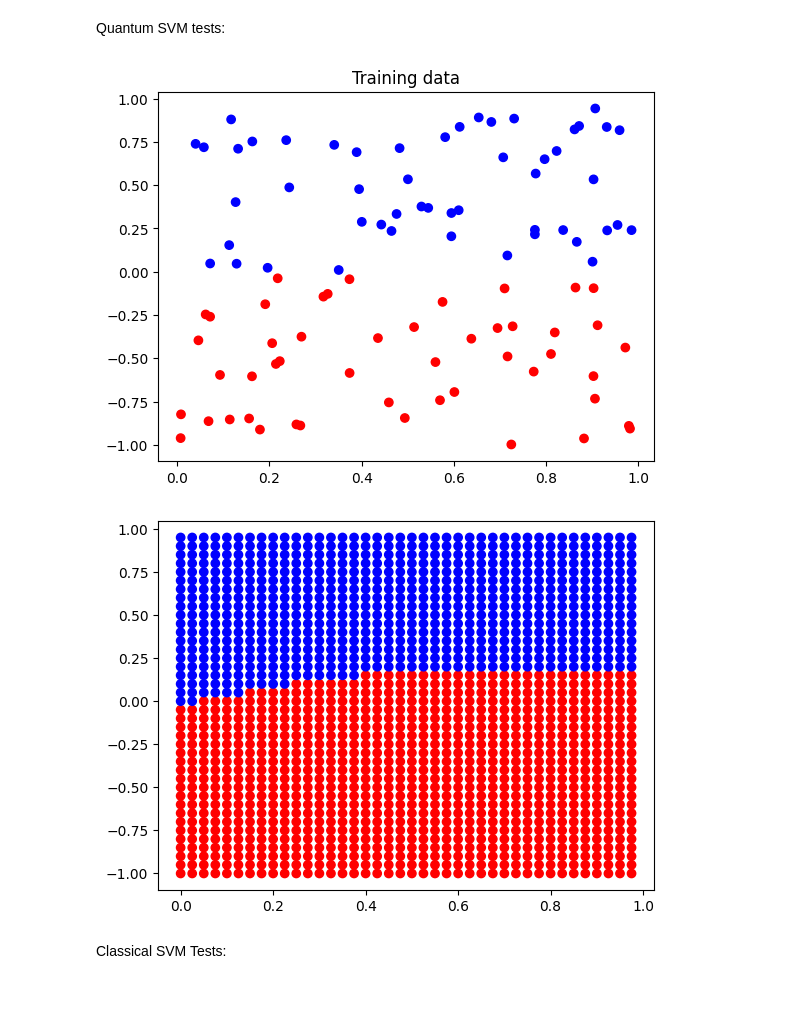
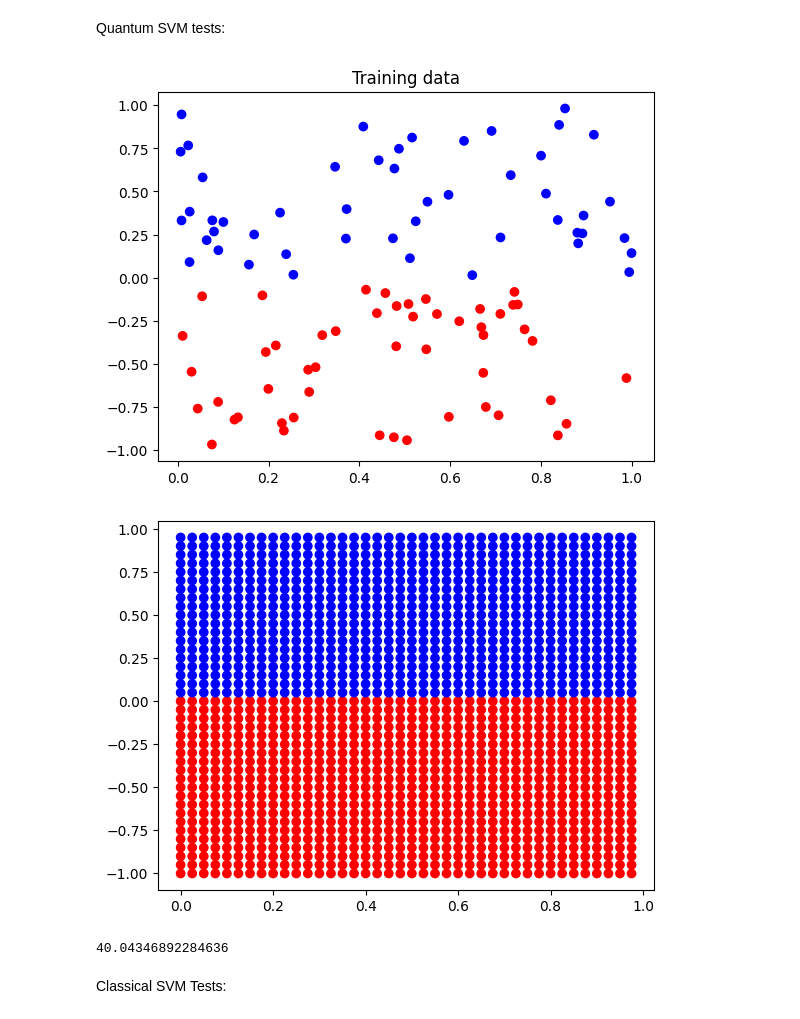
Before and after one commit to oliverszal/CML_benchmarks, a Jupyter notebook: SVM.ipynb, the cells around one changed output. Drawn from its saved outputs; the diff is of its cells as text; code cells hidden in the pictures.

Commit message:
introduced constrained formulation of qSVM for hybrid solver, but the optimization does not give better results + bugfixes

```diff
--- a/SVM.ipynb
+++ b/SVM.ipynb
@@ -169,22 +159,25 @@ Quantum SVM tests:
 # %%
 N = 100
 vectors = np.transpose([np.random.rand(N), 2*np.random.rand(N)-1])
 labels = [2*int(y>0)-1 for x,y in vectors]
 x, y = np.transpose(vectors)
 plt.scatter(x,y, c=['blue' if labels[i] > 0 else 'red' for i in range(N)])
 plt.title('Training data')
 plt.show()
-objectives, alphas, fs = qSVM(vectors, labels, base=2, num_encoding=5, penalty=3, kernel=gauss_kernel(1), solver='SA', shots=100, time_limit=0, samples=20)
+objectives, alphas, fs = qSVM(vectors, labels, base=2, num_encoding=4, penalty=False, kernel=gauss_kernel(1), solver='hybrid', shots=100, time_limit=5, samples=20)
 f = fs[0]
+print('Best objective: ', objectives[0])
 # %% [output]
-[figure, old version]
+[figure, new version]
 # %%
 M = 40
 x, y = (np.array([[i]*M for i in range(M)])/M).flatten(), 2*np.array(list(range(M))*M)/M - 1
 plt.scatter(x,y, c=['blue' if f((x[i],y[i])) > 0 else 'red' if f((x[i],y[i])) < 0 else 'black 'for i in range(M*M)])
 plt.show()
+print(objectives[0])
 # %% [output]
-[figure, old version]
+[figure, new version]
+40.04346892284636
 # %% [markdown]
 Classical SVM Tests:
 # %%
```
Also changed, not shown: parts of 2 cells of this notebook.
